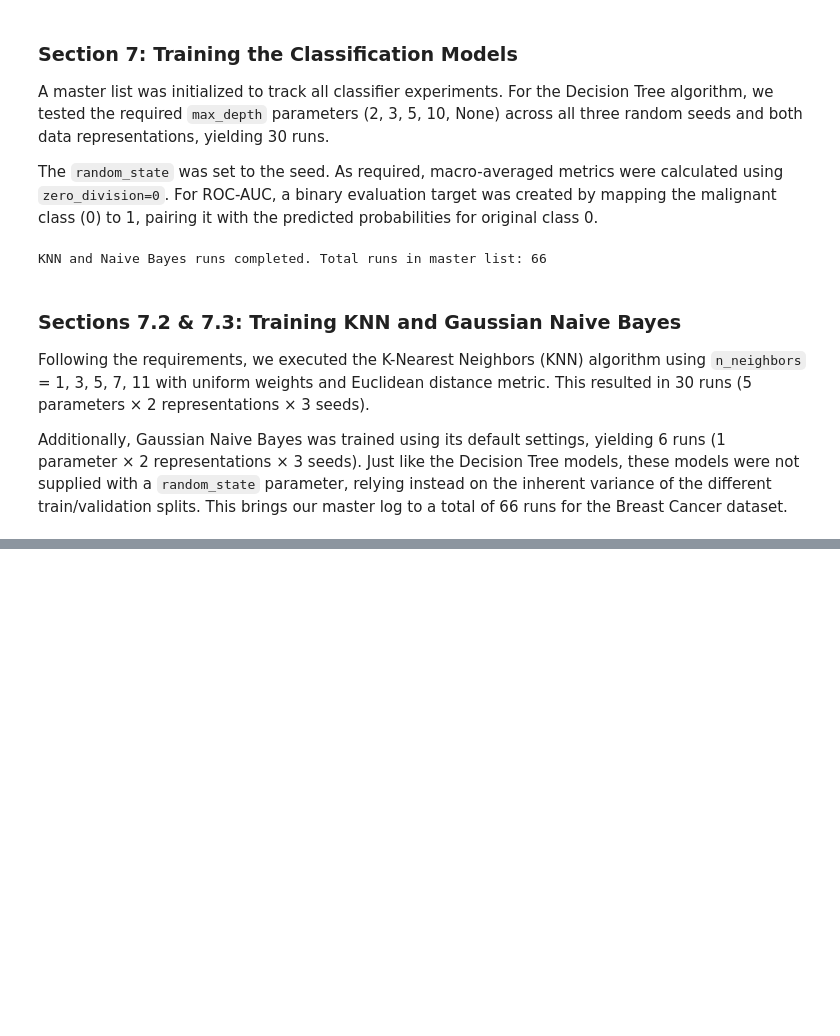
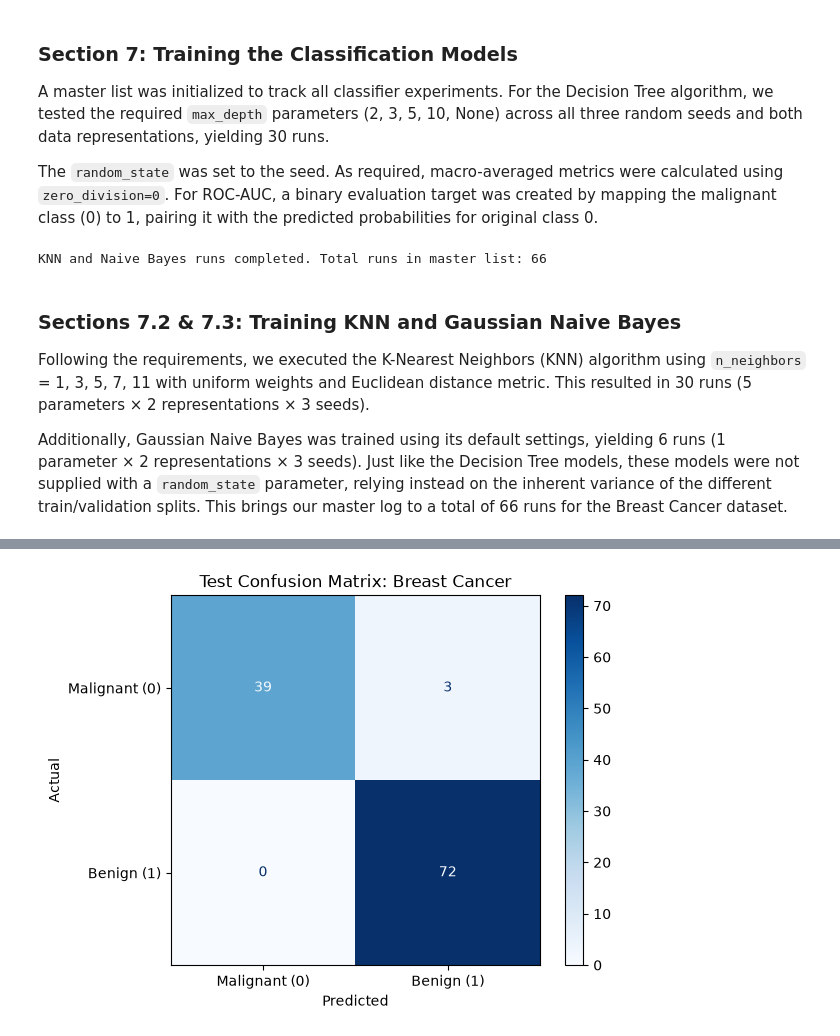
Before and after one commit to AbdullahEsad/Machine_Learning_Midterm, a Jupyter notebook: breast_cancer.ipynb, the cells around one changed output, grey strips where cells are left out. Drawn from its saved outputs; the diff is of its cells as text; code cells hidden in the pictures; blank space fills up the shorter version.

```diff
--- a/breast_cancer.ipynb
+++ b/breast_cancer.ipynb
@@ -403,0 +530,91 @@ Additionally, Gaussian Naive Bayes was trained using its default settings, yield
+# %%
+from sklearn.metrics import classification_report, confusion_matrix, ConfusionMatrixDisplay, roc_curve
+import matplotlib.pyplot as plt
+
+# --- 9. EVALUATING THE SELECTED MODELS ON THE TEST SETS ---
+# Selected Model: KNN, Scaled, k=7, Seed=42
+seed_eval = 42
+best_k = 7
+
+# Retrieve seed-42 training data and scaler
+X_tr_final = X_train_scaled_dict[seed_eval]
+y_tr_final = y_train_dict[seed_eval]
+scaler_final = scalers_dict[seed_eval]
+
+# Re-instantiate and fit the exact selected model on seed 42 train data
+final_model = KNeighborsClassifier(n_neighbors=best_k, weights='uniform', metric='euclidean')
+final_model.fit(X_tr_final, y_tr_final)
+
+# CRITICAL: Transform the strictly isolated test set using the seed-42 fitted scaler
+X_test_scaled = scaler_final.transform(X_test)
+
+# Predict classes and probabilities
+y_test_pred = final_model.predict(X_test_scaled)
+y_test_prob_class0 = final_model.predict_proba(X_test_scaled)[:, 0] # Probabilities for Malignant (0)
+y_test_binary = (y_test == 0).astype(int) # 1 for original 0, 0 for original 1
+
+# 9.1 Final Performance Metrics
+test_acc = accuracy_score(y_test, y_test_pred)
+test_prec = precision_score(y_test, y_test_pred, average='macro', zero_division=0)
+test_rec = recall_score(y_test, y_test_pred, average='macro', zero_division=0)
+test_f1 = f1_score(y_test, y_test_pred, average='macro', zero_division=0)
+test_roc = roc_auc_score(y_test_binary, y_test_prob_class0)
+
+print("--- 9.1 Classification Report (Test Set) ---")
+print(classification_report(y_test, y_test_pred, labels=[0, 1], target_names=['Malignant (0)', 'Benign (1)'], digits=4))
+
+# Final Test Table Entry
+final_test_results = []
+final_test_results.append({
+    'Dataset': 'Breast Cancer',
+    'Selected Configuration': 'KNN_scaled_k7',
+    'Evaluation Seed': seed_eval,
+    'Val Macro-F1 (Mean)': best_bc_model['Val Macro-F1_mean'],
+    'Val Macro-F1 (Std)': best_bc_model['Val Macro-F1_std'],
+    'Test Accuracy': test_acc,
+    'Test Macro-Precision': test_prec,
+    'Test Macro-Recall': test_rec,
+    'Test Macro-F1': test_f1,
+    'Test ROC-AUC': test_roc
+})
+
+print("\n--- Final Test Evaluation Table ---")
+display(pd.DataFrame(final_test_results))
+
+# 9.2 Confusion Matrix
+cm = confusion_matrix(y_test, y_test_pred, labels=[0, 1])
+disp = ConfusionMatrixDisplay(confusion_matrix=cm, display_labels=['Malignant (0)', 'Benign (1)'])
+disp.plot(cmap='Blues', values_format='d')
+plt.title("Test Confusion Matrix: Breast Cancer")
+plt.xlabel("Predicted")
+plt.ylabel("Actual")
+plt.show()
+
+# Manual Metric Calculations for Malignant (Class 0)
+TP = cm[0, 0] # Actual Malignant, Predicted Malignant
+FN = cm[0, 1] # Actual Malignant, Predicted Benign
+FP = cm[1, 0] # Actual Benign, Predicted Malignant
+TN = cm[1, 1] # Actual Benign, Predicted Benign
+
+manual_prec = TP / (TP + FP) if (TP + FP) > 0 else 0
+manual_rec = TP / (TP + FN) if (TP + FN) > 0 else 0
+manual_f1 = 2 * (manual_prec * manual_rec) / (manual_prec + manual_rec) if (manual_prec + manual_rec) > 0 else 0
+
+print("--- 9.2 Manual Metric Calculation for Malignant (Class 0) ---")
+print(f"TP: {TP}, FN: {FN}, FP: {FP}, TN: {TN}")
+print(f"Manual Precision: {manual_prec:.4f}")
+print(f"Manual Recall: {manual_rec:.4f}")
+print(f"Manual F1-Score: {manual_f1:.4f}")
+
+# 9.3 ROC Curve
+fpr, tpr, thresholds = roc_curve(y_test_binary, y_test_prob_class0)
+plt.figure(figsize=(7, 5))
+plt.plot(fpr, tpr, label=f'ROC Curve (AUC = {test_roc:.4f})', color='darkorange', linewidth=2)
+plt.plot([0, 1], [0, 1], color='navy', linestyle='--')
+plt.xlabel('False Positive Rate')
+plt.ylabel('True Positive Rate')
+plt.title('ROC Curve: Malignant vs Benign (Test Set)')
+plt.legend(loc='lower right')
+plt.grid(alpha=0.3)
+plt.show()
+# %% [output]
@@ -403,0 +635 @@ Additionally, Gaussian Naive Bayes was trained using its default settings, yield
+[figure, added]
```
Also changed, not shown: parts of 4 cells of this notebook.
